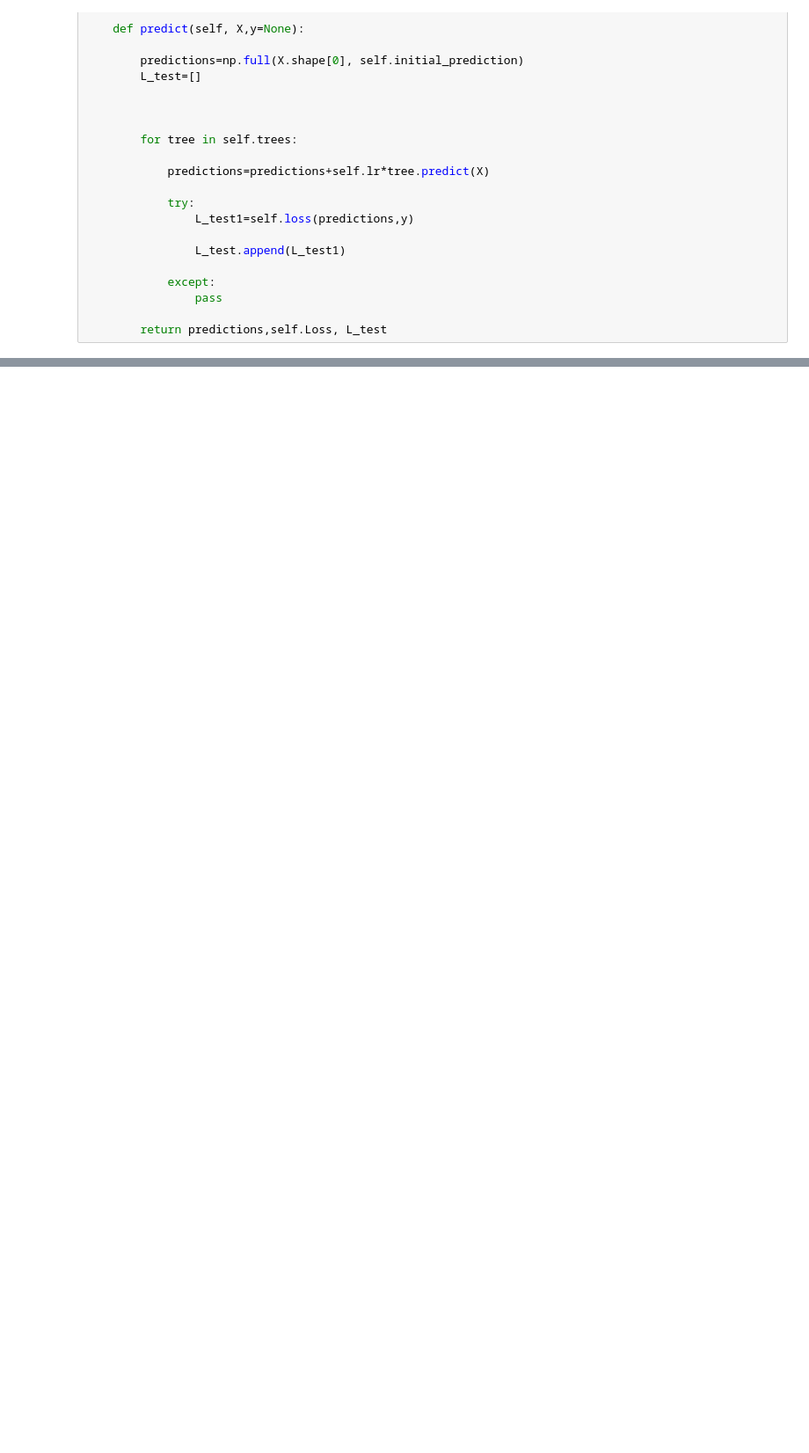
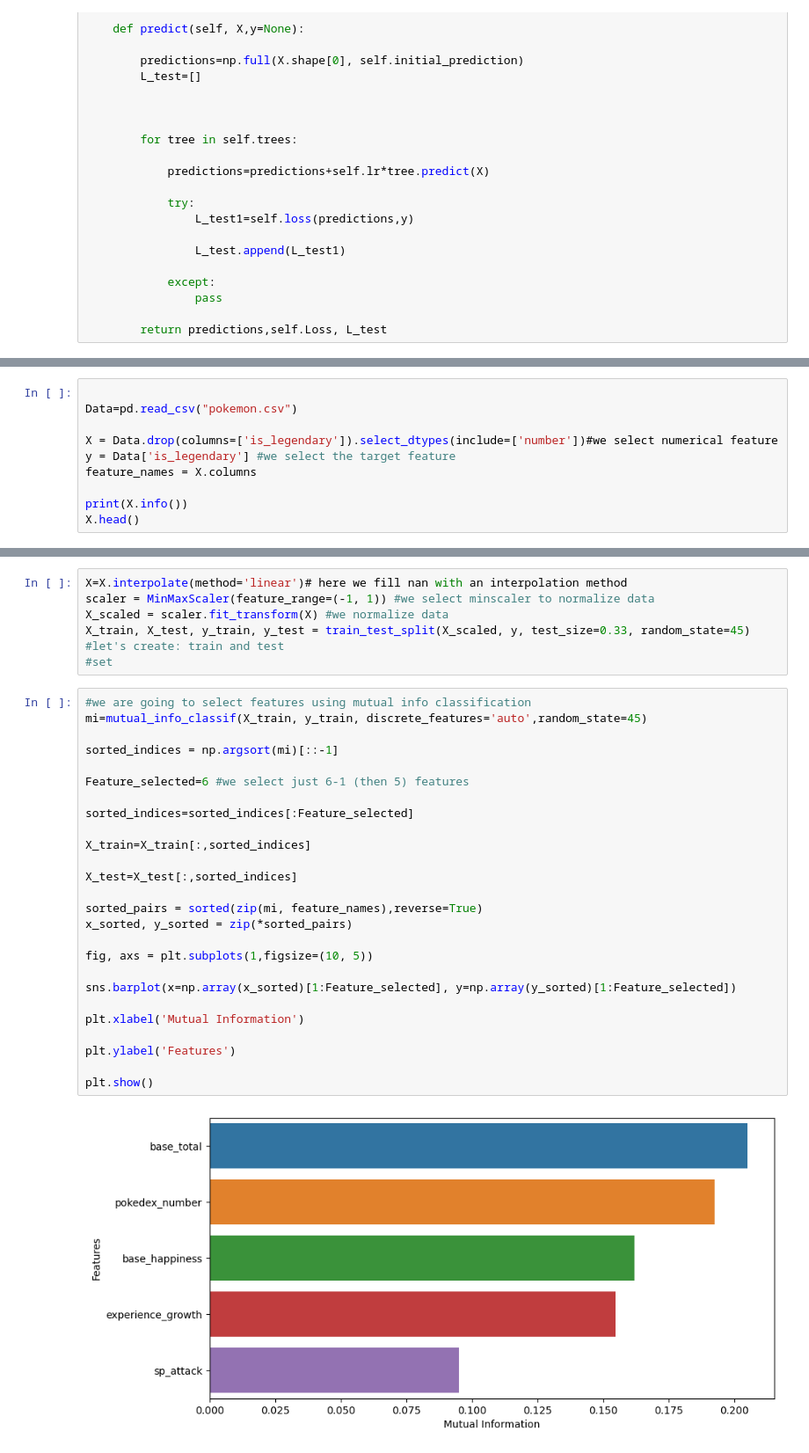
Before and after one commit to CarloSantam/Gradient-Boosting-from-Scratch, a Jupyter notebook: Gradient Boosting from Scratch.ipynb, the cells around one changed output, grey strips where cells are left out. Shown: that part at 88% size. Cells and saved outputs as stored; diff of their text form; blank space fills up the shorter version.

```diff
--- a/Gradient Boosting from Scratch.ipynb
+++ b/Gradient Boosting from Scratch.ipynb
@@ -211,0 +231,10 @@ sns.lineplot(x=np.linspace(0,n_estimators+1,n_estimators),y=L_test, label='Test'
+# %%
+
+Data=pd.read_csv("pokemon.csv")
+
+X = Data.drop(columns=['is_legendary']).select_dtypes(include=['number'])#we select numerical feature
+y = Data['is_legendary'] #we select the target feature
+feature_names = X.columns
+
+print(X.info())
+X.head()
@@ -211,0 +266,34 @@ sns.lineplot(x=np.linspace(0,n_estimators+1,n_estimators),y=L_test, label='Test'
+# %%
+X=X.interpolate(method='linear')# here we fill nan with an interpolation method
+scaler = MinMaxScaler(feature_range=(-1, 1)) #we select minscaler to normalize data
+X_scaled = scaler.fit_transform(X) #we normalize data
+X_train, X_test, y_train, y_test = train_test_split(X_scaled, y, test_size=0.33, random_state=45) #let's create: train and test
+#set
+# %%
+#we are going to select features using mutual info classification
+mi=mutual_info_classif(X_train, y_train, discrete_features='auto',random_state=45)
+
+sorted_indices = np.argsort(mi)[::-1]
+
+Feature_selected=6 #we select just 6-1 (then 5) features
+
+sorted_indices=sorted_indices[:Feature_selected]
+
+X_train=X_train[:,sorted_indices]
+
+X_test=X_test[:,sorted_indices]
+
+sorted_pairs = sorted(zip(mi, feature_names),reverse=True)
+x_sorted, y_sorted = zip(*sorted_pairs)
+
+fig, axs = plt.subplots(1,figsize=(10, 5))
+
+sns.barplot(x=np.array(x_sorted)[1:Feature_selected], y=np.array(y_sorted)[1:Feature_selected])
+
+plt.xlabel('Mutual Information')
+
+plt.ylabel('Features')
+
+plt.show()
+# %% [output]
+[figure, added]
```
Also changed, not shown: parts of 7 cells of this notebook.
